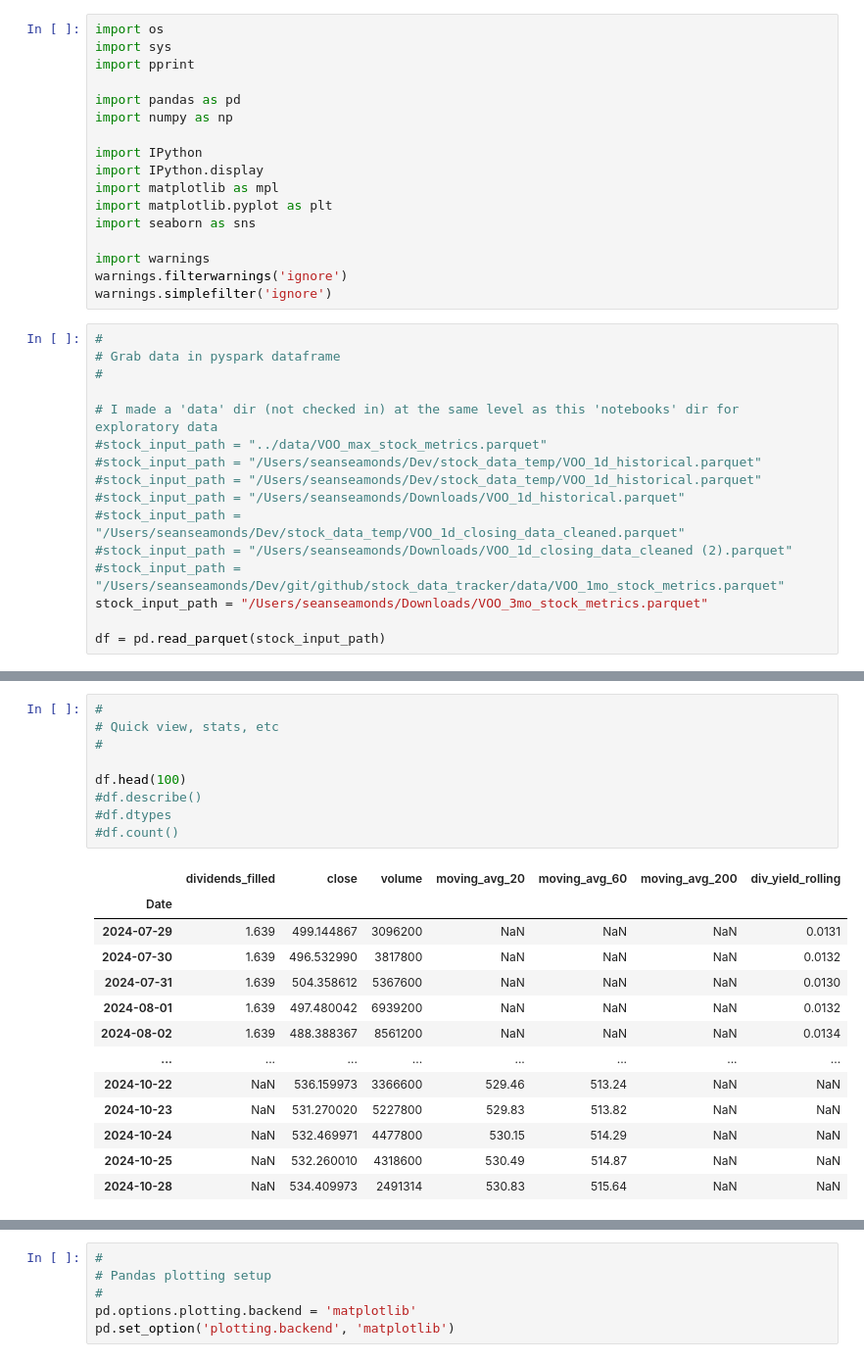
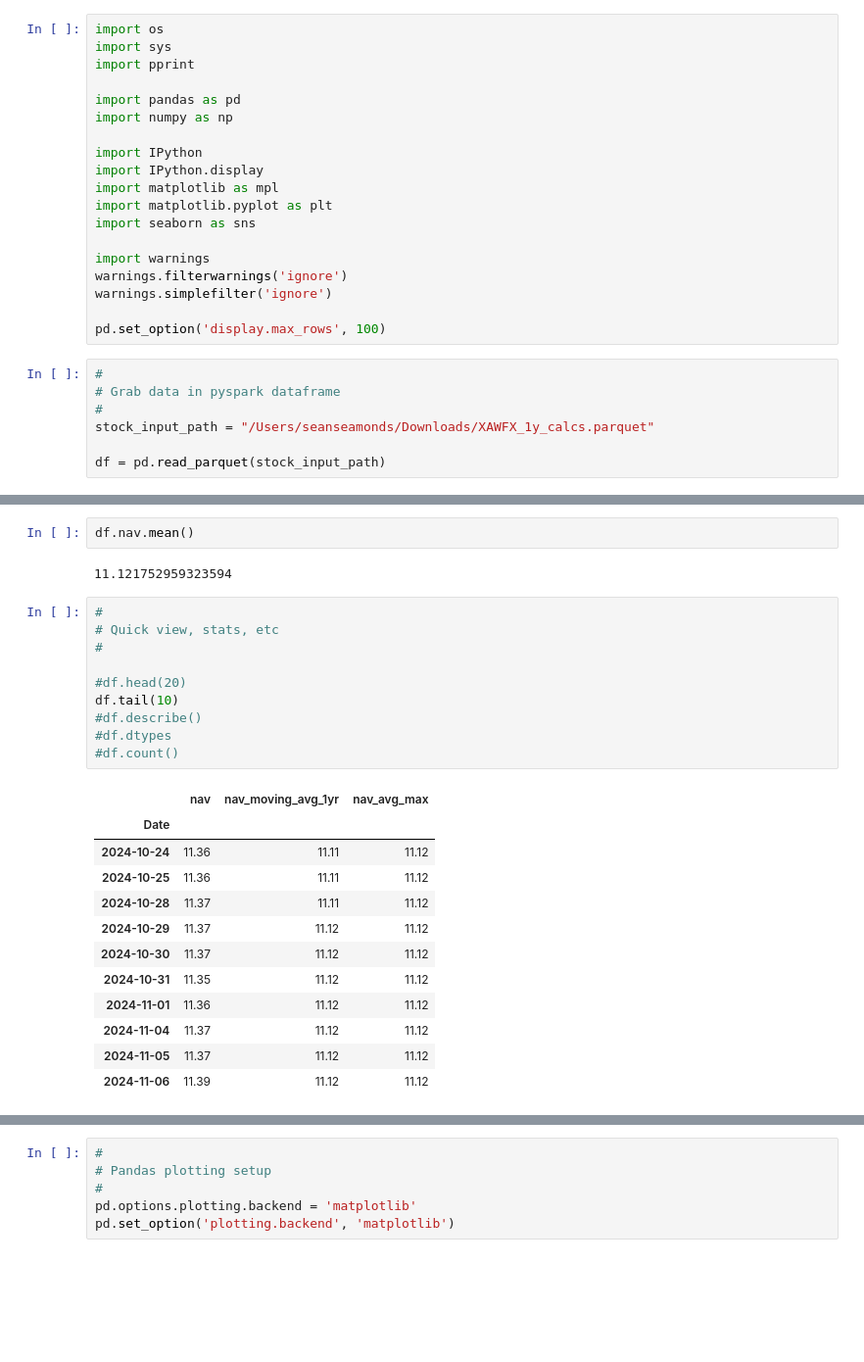
Before and after one commit to sseamonds/stock_data_tracker, a Jupyter notebook: notebooks/stock_data_plots.ipynb, the cells around one changed output, grey strips where cells are left out. Shown at 98% size. Drawn from its saved outputs; the diff is of its cells as text; blank space fills up the shorter version.

```diff
--- a/notebooks/stock_data_plots.ipynb
+++ b/notebooks/stock_data_plots.ipynb
@@ -15,19 +15,12 @@ import seaborn as sns
 import warnings
 warnings.filterwarnings('ignore')
 warnings.simplefilter('ignore')
+
+pd.set_option('display.max_rows', 100)
 # %%
 #
 # Grab data in pyspark dataframe
 #
-
-# I made a 'data' dir (not checked in) at the same level as this 'notebooks' dir for exploratory data
-#stock_input_path = "../data/VOO_max_stock_metrics.parquet"
-#stock_input_path = "/Users/seanseamonds/Dev/stock_data_temp/VOO_1d_historical.parquet"
-#stock_input_path = "/Users/seanseamonds/Dev/stock_data_temp/VOO_1d_historical.parquet"
-#stock_input_path = "/Users/seanseamonds/Downloads/VOO_1d_historical.parquet"
-#stock_input_path = "/Users/seanseamonds/Dev/stock_data_temp/VOO_1d_closing_data_cleaned.parquet"
-#stock_input_path = "/Users/seanseamonds/Downloads/VOO_1d_closing_data_cleaned (2).parquet"
-#stock_input_path = "/Users/seanseamonds/Dev/git/github/stock_data_tracker/data/VOO_1mo_stock_metrics.parquet"
-stock_input_path = "/Users/seanseamonds/Downloads/VOO_3mo_stock_metrics.parquet"
+stock_input_path = "/Users/seanseamonds/Downloads/XAWFX_1y_calcs.parquet"
 
 df = pd.read_parquet(stock_input_path)
@@ -45,23 +27,27 @@ dtype: object
+# %%
+df.nav.mean()
+# %% [output]
+11.121752959323594
 # %%
 #
 # Quick view, stats, etc
 #
 
-df.head(100)
+#df.head(20)
+df.tail(10)
 #df.describe()
 #df.dtypes
 #df.count()
 # %% [output]
-|  | dividends_filled | close | volume | moving_avg_20 | moving_avg_60 | moving_avg_200 | div_yield_rolling |
-| Date |  |  |  |  |  |  |  |
-| 2024-07-29 | 1.639 | 499.144867 | 3096200 | NaN | NaN | NaN | 0.0131 |
-| 2024-07-30 | 1.639 | 496.532990 | 3817800 | NaN | NaN | NaN | 0.0132 |
-| 2024-07-31 | 1.639 | 504.358612 | 5367600 | NaN | NaN | NaN | 0.0130 |
-| 2024-08-01 | 1.639 | 497.480042 | 6939200 | NaN | NaN | NaN | 0.0132 |
-| 2024-08-02 | 1.639 | 488.388367 | 8561200 | NaN | NaN | NaN | 0.0134 |
-| ... | ... | ... | ... | ... | ... | ... | ... |
-| 2024-10-22 | NaN | 536.159973 | 3366600 | 529.46 | 513.24 | NaN | NaN |
-| 2024-10-23 | NaN | 531.270020 | 5227800 | 529.83 | 513.82 | NaN | NaN |
-| 2024-10-24 | NaN | 532.469971 | 4477800 | 530.15 | 514.29 | NaN | NaN |
-| 2024-10-25 | NaN | 532.260010 | 4318600 | 530.49 | 514.87 | NaN | NaN |
-| 2024-10-28 | NaN | 534.409973 | 2491314 | 530.83 | 515.64 | NaN | NaN |
+|  | nav | nav_moving_avg_1yr | nav_avg_max |
+| Date |  |  |  |
+| 2024-10-24 | 11.36 | 11.11 | 11.12 |
+| 2024-10-25 | 11.36 | 11.11 | 11.12 |
+| 2024-10-28 | 11.37 | 11.11 | 11.12 |
+| 2024-10-29 | 11.37 | 11.12 | 11.12 |
+| 2024-10-30 | 11.37 | 11.12 | 11.12 |
+| 2024-10-31 | 11.35 | 11.12 | 11.12 |
+| 2024-11-01 | 11.36 | 11.12 | 11.12 |
+| 2024-11-04 | 11.37 | 11.12 | 11.12 |
+| 2024-11-05 | 11.37 | 11.12 | 11.12 |
+| 2024-11-06 | 11.39 | 11.12 | 11.12 |
```
Also changed, not shown: parts of 5 cells of this notebook, 9 other files.
